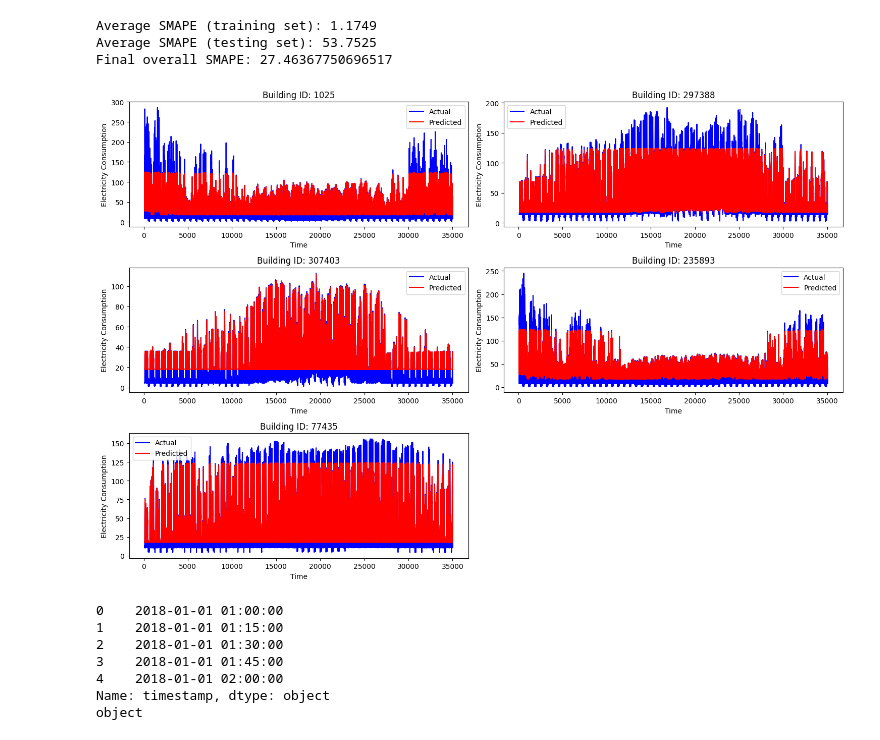
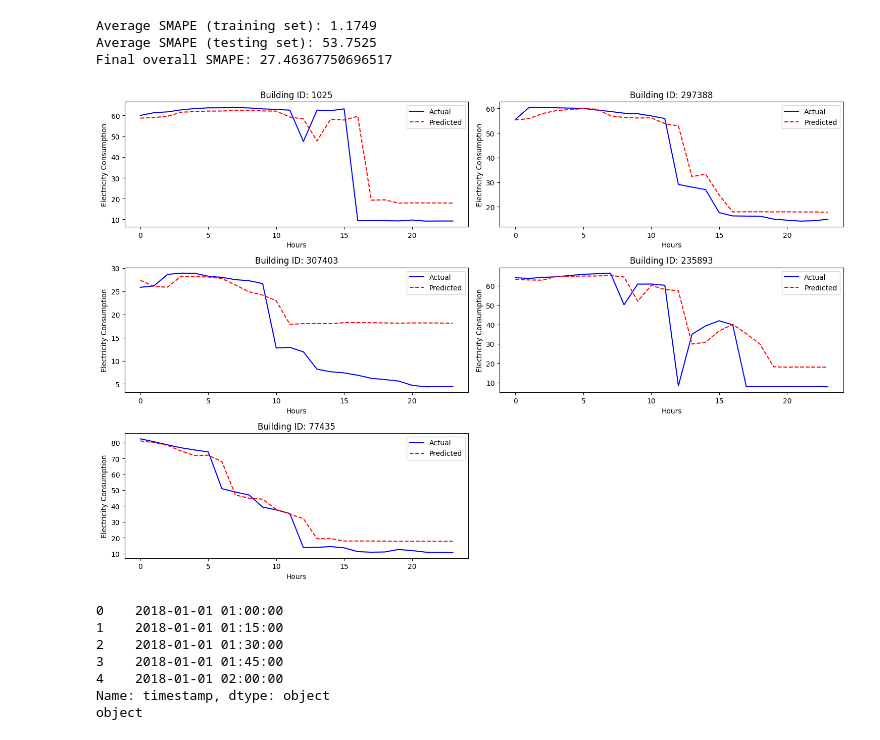
Before and after one commit to mainoahmuna/FermataEnergy_BTTStudio, a Jupyter notebook: src/advanced_models/RandomForest.ipynb, the cells around one changed output. Cells and saved outputs as stored; diff of their text form; code cells hidden in the pictures.

Commit message:
update visuals for first 5 buildings

```diff
--- a/src/advanced_models/RandomForest.ipynb
+++ b/src/advanced_models/RandomForest.ipynb
@@ -202,33 +202,38 @@ Average SMAPE (training set): 1.1749
 Average SMAPE (testing set): 53.7525
 Final overall SMAPE: 27.46367750696517
 # %%
-def plot_results_for_buildings(building_ids, directory, model):
+def plot_24_hour_predictions(building_ids, directory, model, target_column='out.electricity.total.energy_consumption'):
     plt.figure(figsize=(15, 10))
 
     for i, building_id in enumerate(building_ids[:5]):
         df = load_data_for_building(building_id, directory)
         if df is not None:
             df_prepared = prepare_data_for_building(df, md)
-            X = df_prepared.drop(columns=['out.electricity.total.energy_consumption'])
-            y_actual = df_prepared['out.electricity.total.energy_consumption']
 
-            y_pred = model.predict(X)
+            if df_prepared is not None and len(df_prepared) > 24:
+                X = df_prepared.drop(columns=[target_column])
+                y_actual = df_prepared[target_column]
+                y_pred = model.predict(X)
 
-            plt.subplot(3, 2, i+1)
-            plt.plot(df_prepared.index, y_actual, label='Actual', color='blue')
-            plt.plot(df_prepared.index, y_pred, label='Predicted', color='red')
-            plt.title(f'Building ID: {building_id}')
-            plt.xlabel('Time')
-            plt.ylabel('Electricity Consumption')
-            plt.legend()
+                # get the last 24 hours
+                y_actual_24 = y_actual[-24:]
+                y_pred_24 = y_pred[-24:]
+                timestamps = np.arange(len(y_actual_24))
+
+                plt.subplot(3, 2, i + 1)
+                plt.plot(timestamps, y_actual_24, label='Actual', color='blue')
+                plt.plot(timestamps, y_pred_24, label='Predicted', color='red', linestyle="--")
+                plt.title(f'Building ID: {building_id}')
+                plt.xlabel('Hours')
+                plt.ylabel('Electricity Consumption')
+                plt.legend()
 
     plt.tight_layout()
     plt.show()
 
-# plot first 5 buildings
-plot_results_for_buildings(list(valid_test_bldgs), PATH, trained_model)
+plot_24_hour_predictions(list(valid_test_bldgs), PATH, trained_model)
 # %% [output]
-[figure, old version]
+[figure, new version]
 # %%
 def check_timestamp(df):
     print(df['timestamp'].head())
```
